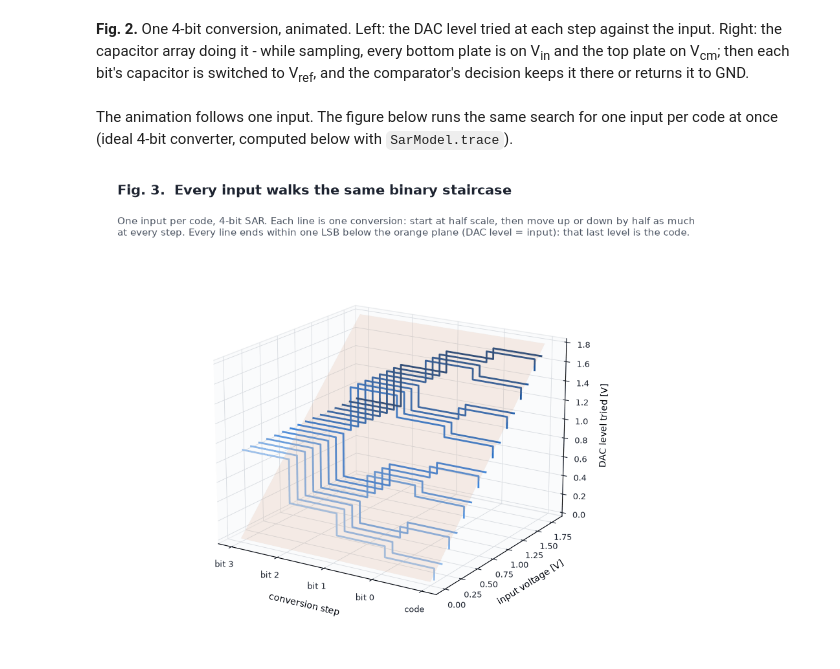
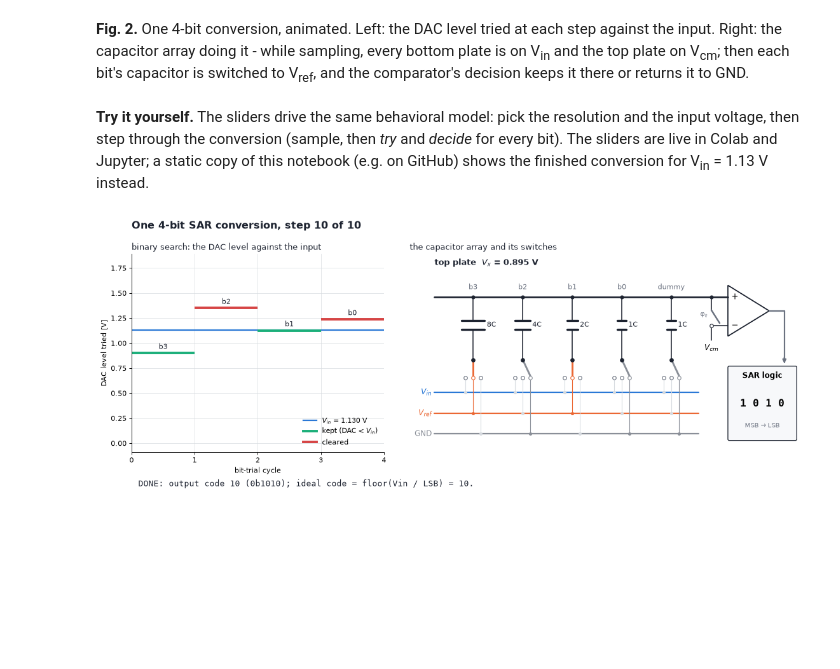
Before and after one commit to rajinthanr/sscs-ose-code-a-chip.github.io, a Jupyter notebook: ISSCC27/submitted_notebooks/SAR_ADC_Generator/SAR_ADC_Generator.ipynb, the cells around one changed output. Drawn from its saved outputs; the diff is of its cells as text; code cells hidden in the pictures; blank space fills up the shorter version.

```diff
--- a/ISSCC27/submitted_notebooks/SAR_ADC_Generator/SAR_ADC_Generator.ipynb
+++ b/ISSCC27/submitted_notebooks/SAR_ADC_Generator/SAR_ADC_Generator.ipynb
@@ -244,40 +238,11 @@ animation(OUT / "sar_animation.gif", f"One {BITS}-bit conversion, animated. Left
 [interactive output not drawn]
 **Fig. 2.** One 4-bit conversion, animated. Left: the DAC level tried at each step against the input. Right: the capacitor array doing it - while sampling, every bottom plate is on V<sub>in</sub> and the top plate on V<sub>cm</sub>; then each bit's capacitor is switched to V<sub>ref</sub>, and the comparator's decision keeps it there or returns it to GND.
 # %% [markdown]
-The animation follows one input. The figure below runs the same search for one input per code at once (ideal 4-bit converter, computed below with `SarModel.trace`).
+**Try it yourself.** The sliders drive the same behavioral model: pick the resolution and the input voltage, then step
+through the conversion (sample, then *try* and *decide* for every bit). The sliders are live in Colab and Jupyter; a
+static copy of this notebook (e.g. on GitHub) shows the finished conversion for V<sub>in</sub> = 1.13 V instead.
 # %%
-%matplotlib inline
-# figures below share one look (palette, numbered titles, 3D labels kept in front): sargen/nbview.py
-import math
-import numpy as np
-import matplotlib.pyplot as plt
-from matplotlib.colors import to_rgba
-from matplotlib.patches import Patch
-from mpl_toolkits.mplot3d.art3d import Line3DCollection, Poly3DCollection
-from sargen.nbview import (INK, NOTE, MUTED, GRID, BLUE, ORANGE, GREY, CAT, BLUES, RAMP, style3d, heading, pin, render,
-                           figure, insight, animation, table, show, md_rows, layout_gallery)
+from sargen.anim import explorer
+explorer(spec.vref)
+# %% [output]
+[figure, added]
-# %%
-# @title Every input's binary search, from SARGen's behavioral model: one input per code of a 4-bit SAR.
-m = SarModel(4, spec.vref)
-fig = plt.figure(figsize=(11, 7.4))
-ax = fig.add_axes([0.02, 0.02, 0.78, 0.82], projection="3d")
-for code in range(2**m.bits):
-    vin = (code + 0.5) * m.vref / 2**m.bits
-    steps = m.trace(vin)                                   # sample, one trial per bit, done
-    level = [s["vdac"] for s in steps if s["phase"] == "trial"] + [steps[-1]["vdac"]]
-    x = np.repeat(np.arange(1, len(level) + 1), 2)[1:]     # draw steps, not ramps
-    z = np.repeat(level, 2)[:-1]
-    ax.plot(x, np.full(x.shape, vin), z, color=RAMP(code / (2**m.bits - 1)), lw=2)
-X, V = np.meshgrid([1, m.bits + 1], [0, m.vref])
-ax.plot_surface(X, V, V, color="#f2b48f", alpha=0.18, linewidth=0)          # where the DAC level equals the input
-ax.set_xticks(range(1, m.bits + 2))
-ax.set_xticklabels([f"bit {m.bits - 1 - i}" for i in range(m.bits)] + ["code"])
-ax.set_xlabel("conversion step", labelpad=10); ax.set_ylabel("input voltage [V]", labelpad=8)
-ax.set_zlabel("DAC level tried [V]", labelpad=6); ax.view_init(elev=18, azim=-58); style3d(ax)
-heading(fig, "Every input walks the same binary staircase",
-        "One input per code, 4-bit SAR. Each line is one conversion: start at half scale, then move up or down by half as "
-        "much\nat every step. Every line ends within one LSB below the orange plane (DAC level = input): that last level "
-        "is the code.")
-render(fig)
-# %% [output]
-[figure, removed]
```
Also changed, not shown: parts of 104 cells of this notebook, 38 other files.
